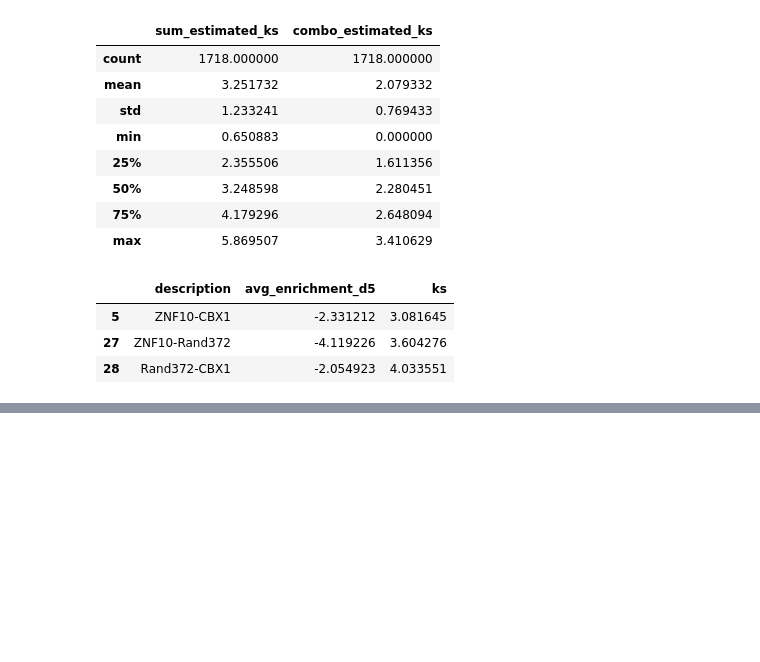
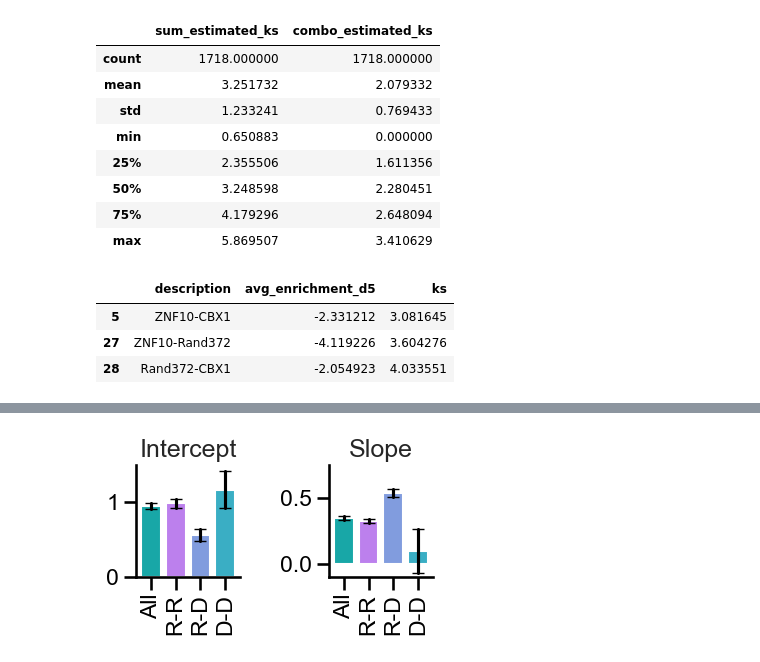
Before and after one commit to axmukund/corecruit_mukund22, a Jupyter notebook: fig_3/05_repressor_sigmoid/Comparing Screen Scores to Frac. Off.ipynb, the cells around one changed output, grey strips where cells are left out. Cells and saved outputs as stored; diff of their text form; code cells hidden in the pictures; blank space fills up the shorter version.

Commit message:
Adding barplots for linear fit descriptions in ks scatter

```diff
--- a/fig_3/05_repressor_sigmoid/Comparing Screen Scores to Frac. Off.ipynb
+++ b/fig_3/05_repressor_sigmoid/Comparing Screen Scores to Frac. Off.ipynb
@@ -880,0 +818,62 @@ plt.savefig("./repr_ks_scatter_fits_ols.pdf", bbox_inches="tight")
+# %%
+fig, ax = plt.subplots(1, 2, figsize=(4, 2.5))
+sns.barplot(
+    data=model_df[model_df["variable"] == "Intercept"],
+    x="ctype",
+    y="Coef.",
+    palette=["c", "#be6eff", "#7196ed", "#23bedb"],
+    capstyle="projecting",
+    ax=ax[0],
+)
+sns.barplot(
+    data=model_df[model_df["variable"] == "sum_estimated_ks"],
+    x="ctype",
+    y="Coef.",
+    palette=["c", "#be6eff", "#7196ed", "#23bedb"],
+    capstyle="projecting",
+    ax=ax[1],
+)
+
+for a in ax.flat:
+    a.set_xlabel("")
+    a.set_ylabel("")
+    for t in a.get_xticklabels():
+        t.set_rotation(90)
+
+ax[0].set_title("Intercept")
+ax[0].set_ylim(0, 1.5)
+ax[1].set_title("Slope")
+ax[1].set_ylim(-0.1, 0.75)
+
+for i, ct in enumerate(["All", "R-R", "R-D", "D-D"]):
+    ise = list(
+        model_df[(model_df["ctype"] == ct) & (model_df["variable"] == "Intercept")][
+            "Std.Err."
+        ]
+    )[0]
+    icf = list(
+        model_df[(model_df["ctype"] == ct) & (model_df["variable"] == "Intercept")][
+            "Coef."
+        ]
+    )[0]
+    ax[0].plot([i, i], [icf - ise, icf + ise], color="k", marker="_")
+
+    ise = list(
+        model_df[
+            (model_df["ctype"] == ct) & (model_df["variable"] == "sum_estimated_ks")
+        ]["Std.Err."]
+    )[0]
+    icf = list(
+        model_df[
+            (model_df["ctype"] == ct) & (model_df["variable"] == "sum_estimated_ks")
+        ]["Coef."]
+    )[0]
+    ax[1].plot([i, i], [icf - ise, icf + ise], color="k", marker="_")
+
+
+sns.despine()
+plt.tight_layout()
+
+plt.savefig("./repr_ks_scatter_fits_ols.pdf", bbox_inches="tight")
+# %% [output]
+[figure, added]
```
Also changed, not shown: parts of 5 cells of this notebook, 5 other files.
